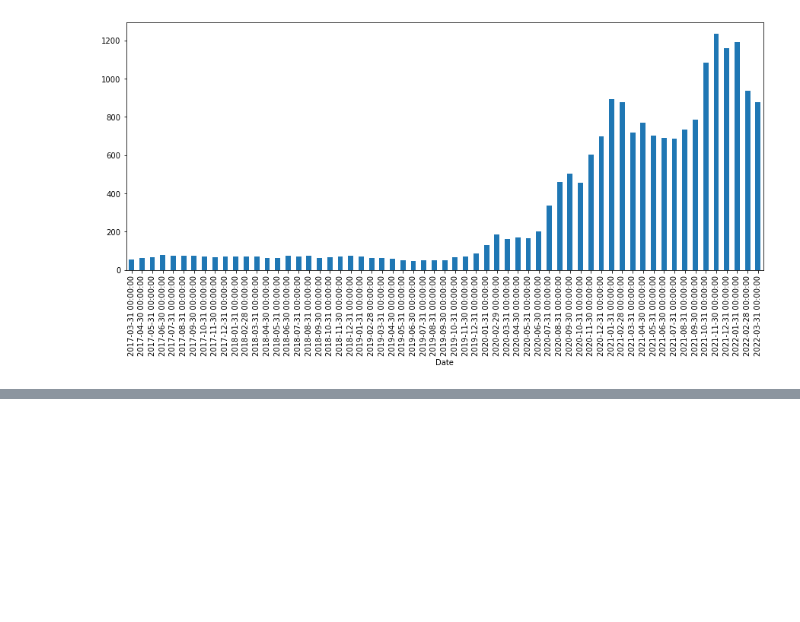
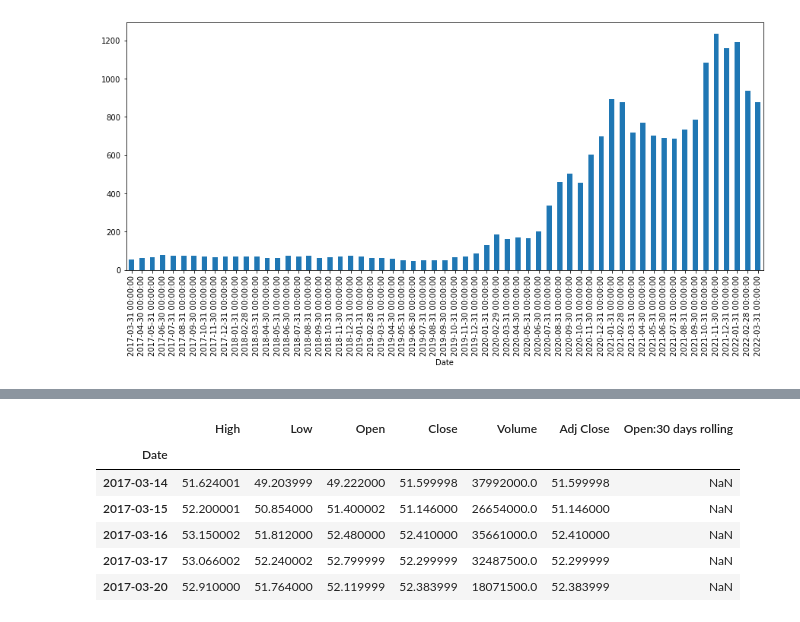
Before and after one commit to veerandra7/time_series_full_with_implementation, a Jupyter notebook: 01_time_series_eda.ipynb, the cells around one changed output, grey strips where cells are left out. Drawn from its saved outputs; the diff is of its cells as text; code cells hidden in the pictures; blank space fills up the shorter version.

```diff
--- a/01_time_series_eda.ipynb
+++ b/01_time_series_eda.ipynb
@@ -374,0 +415,10 @@ df_tesla['Open'].resample(rule='M').max().plot(kind='bar',figsize=(15,6))
+# %%
+df_tesla.head()
+# %% [output]
+|  | High | Low | Open | Close | Volume | Adj Close | Open:30 days rolling |
+| Date |  |  |  |  |  |  |  |
+| 2017-03-14 | 51.624001 | 49.203999 | 49.222000 | 51.599998 | 37992000.0 | 51.599998 | NaN |
+| 2017-03-15 | 52.200001 | 50.854000 | 51.400002 | 51.146000 | 26654000.0 | 51.146000 | NaN |
+| 2017-03-16 | 53.150002 | 51.812000 | 52.480000 | 52.410000 | 35661000.0 | 52.410000 | NaN |
+| 2017-03-17 | 53.066002 | 52.240002 | 52.799999 | 52.299999 | 32487500.0 | 52.299999 | NaN |
+| 2017-03-20 | 52.910000 | 51.764000 | 52.119999 | 52.383999 | 18071500.0 | 52.383999 | NaN |
```
Also changed, not shown: parts of 5 cells of this notebook.
